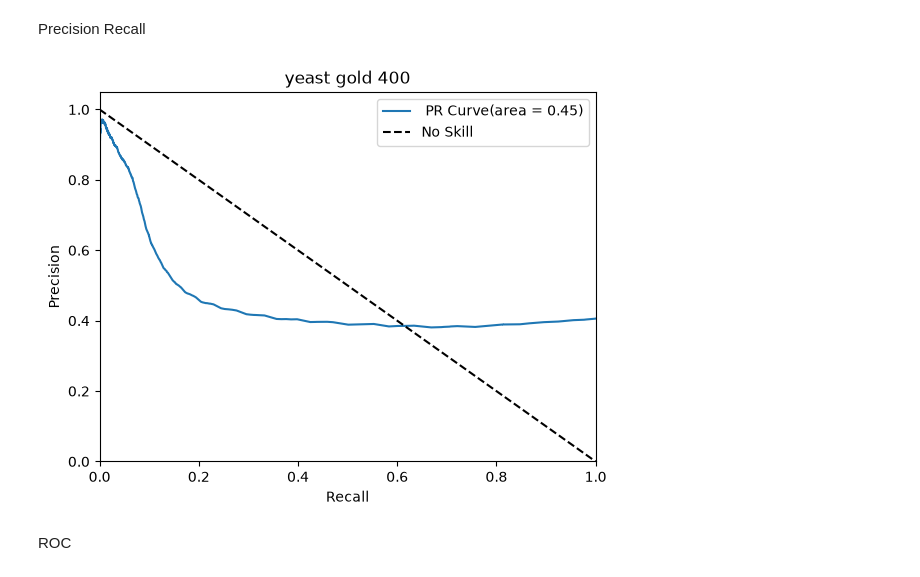
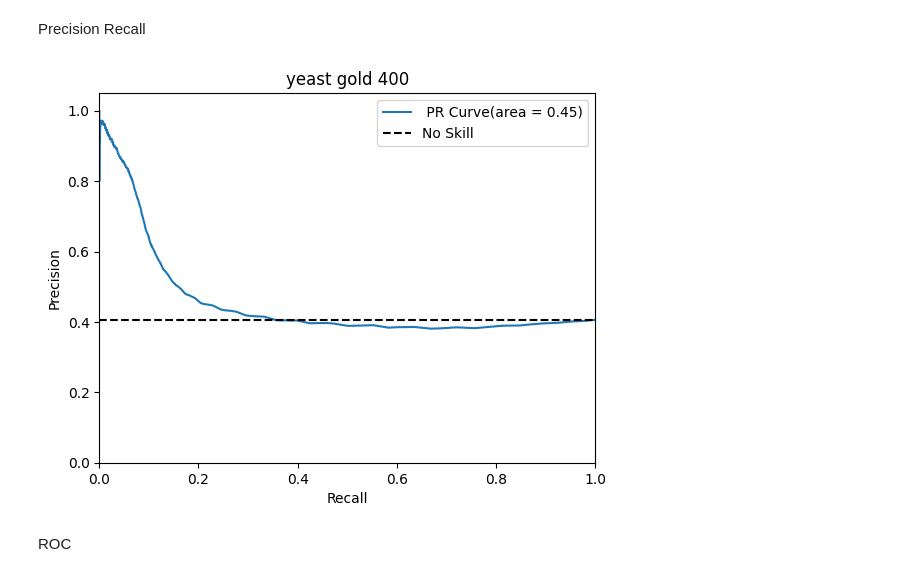
Before and after one commit to Sabah-hoq/yeast-ppi-af3-su26, a Jupyter notebook: notebooks/PR_ROC/plots.ipynb, the cells around one changed output. Saved outputs shown, nothing was run; the diff lists cells and outputs as text; code cells hidden in the pictures.

Commit message:
size corrected file

```diff
--- a/notebooks/PR_ROC/plots.ipynb
+++ b/notebooks/PR_ROC/plots.ipynb
@@ -80,7 +64,7 @@ Final number of edges being evaluated: 0
 # Setting up y_true and y_score
 y_score = (
     df_evaluated
-    .select(pl.col("chain_pair_iptm_mean"))
+    .select(pl.col("chain_pair_iptm_mean_corrected"))
     .to_numpy()
     .flatten()
 )
@@ -91,6 +75,9 @@ y_true = (
     .to_numpy()
     .flatten()
 )
+
+P = sum(y_true == 1)
+N = sum(y_true == 0)
 # %% [markdown]
 Precision Recall
 # %%
@@ -98,10 +85,9 @@ Precision Recall
 import plotly.express as px
 from sklearn.metrics import precision_recall_curve, auc, average_precision_score
 
+# Compute precision and recall arrays
 precision, recall, thresholds = precision_recall_curve(y_true, y_score)
-pr_auc = auc(recall, precision)
-
-average_precision_score(y_true, y_score)
+pr_auc = average_precision_score(y_true, y_score)
 # %%
 #ploting interactive plot
 fig = px.area(
@@ -121,17 +104,17 @@ fig.show()
 # %%
 # non-interactive plot
 plt.figure()
 plt.plot(recall, precision, label=' PR Curve(area = %0.2f)' % pr_auc)
-plt.plot([0, 1], [1, 0], 'k--', label='No Skill')
+plt.axhline(y=(P/(P+N)), color='k', linestyle='--', label='No Skill')
 plt.xlim([0.0, 1.0])
 plt.ylim([0.0, 1.05])
 plt.xlabel('Recall')
 plt.ylabel('Precision')
 plt.title('yeast gold 400')
 plt.legend()
 plt.show()
 # %% [output]
-[figure, old version]
+[figure, new version]
 # %% [markdown]
 ROC
 # %%
```
Also changed, not shown: parts of 8 cells of this notebook.
